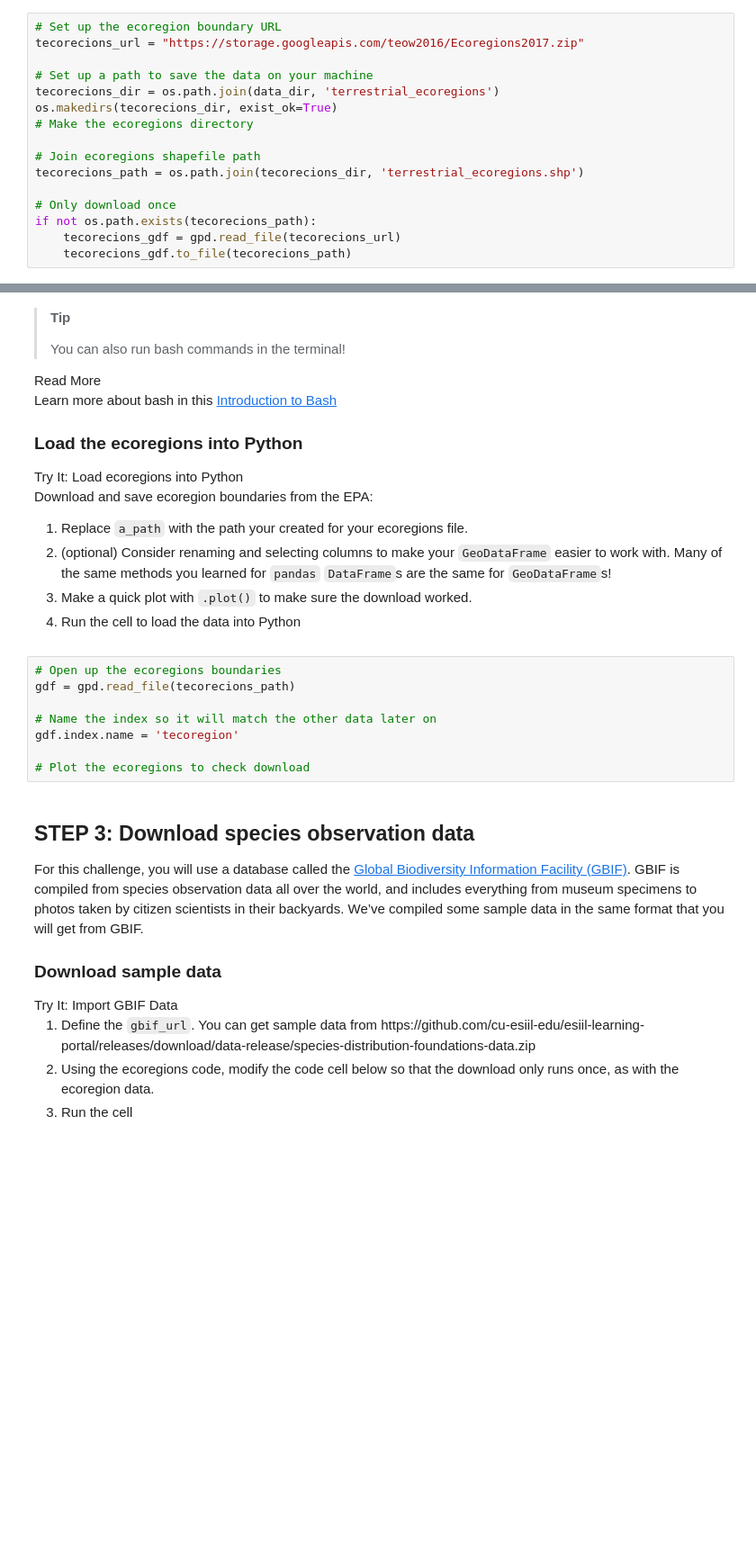
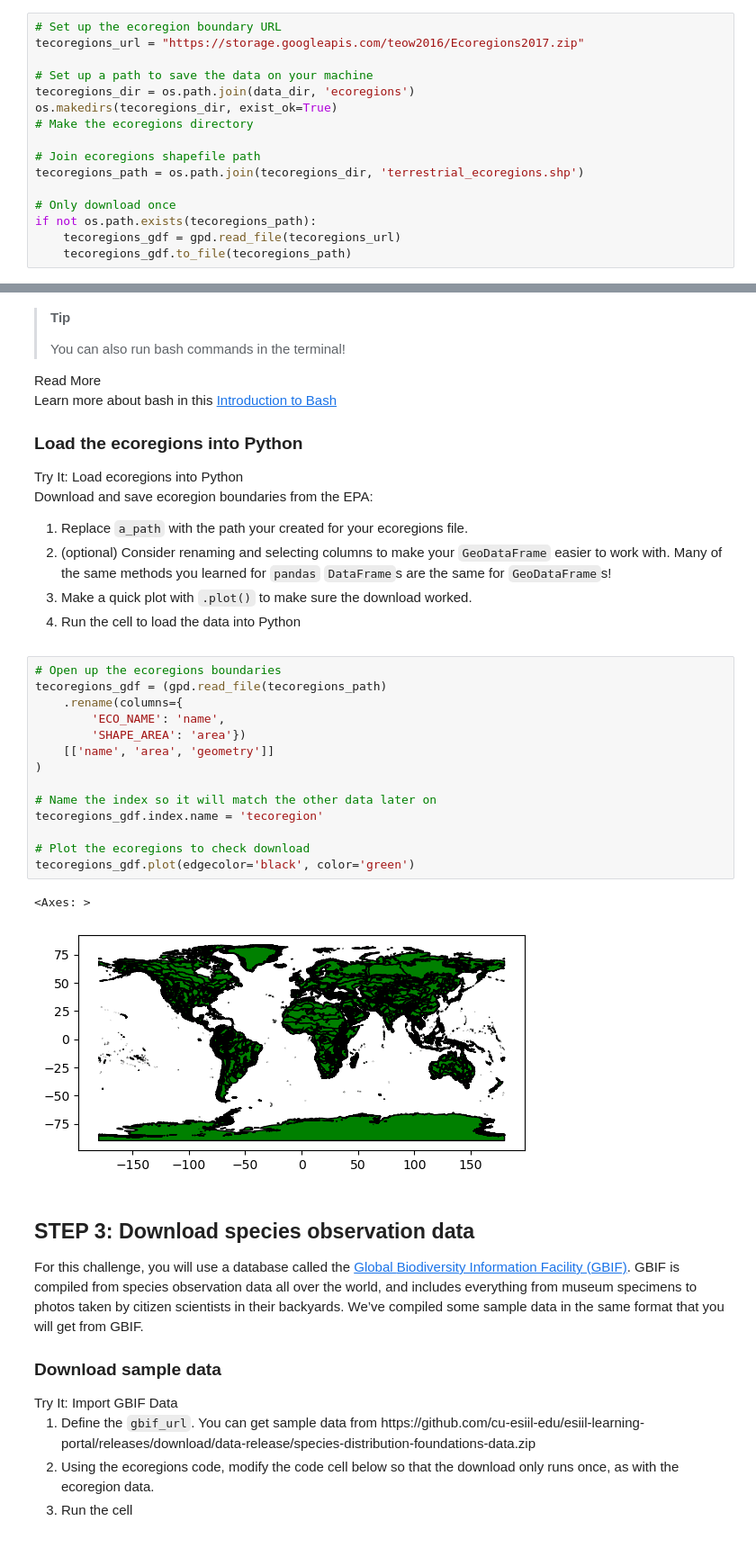
Before and after one commit to earthlab-education/species-distribution-coding-challenge-VictoriAragon, a Jupyter notebook: notebooks/species-distribution-31-wrangle.ipynb, the cells around one changed output, grey strips where cells are left out. Shown at 90% size. Cells and saved outputs as stored; diff of their text form; blank space fills up the shorter version.

```diff
--- a/notebooks/species-distribution-31-wrangle.ipynb
+++ b/notebooks/species-distribution-31-wrangle.ipynb
@@ -94,17 +94,17 @@ before.</li>
 </ol></div></div>
 # %%
 # Set up the ecoregion boundary URL
-tecorecions_url = "https://storage.googleapis.com/teow2016/Ecoregions2017.zip"
+tecoregions_url = "https://storage.googleapis.com/teow2016/Ecoregions2017.zip"
 
 # Set up a path to save the data on your machine
-tecorecions_dir = os.path.join(data_dir, 'terrestrial_ecoregions')
-os.makedirs(tecorecions_dir, exist_ok=True)
+tecoregions_dir = os.path.join(data_dir, 'ecoregions')
+os.makedirs(tecoregions_dir, exist_ok=True)
 # Make the ecoregions directory
 
 # Join ecoregions shapefile path
-tecorecions_path = os.path.join(tecorecions_dir, 'terrestrial_ecoregions.shp')
+tecoregions_path = os.path.join(tecoregions_dir, 'terrestrial_ecoregions.shp')
 
 # Only download once
-if not os.path.exists(tecorecions_path):
-    tecorecions_gdf = gpd.read_file(tecorecions_url)
-    tecorecions_gdf.to_file(tecorecions_path)
+if not os.path.exists(tecoregions_path):
+    tecoregions_gdf = gpd.read_file(tecoregions_url)
+    tecoregions_gdf.to_file(tecoregions_path)
@@ -143,12 +151,21 @@ download worked.</li>
 </ol></div></div>
 # %%
 # Open up the ecoregions boundaries
-gdf = gpd.read_file(tecorecions_path)
+tecoregions_gdf = (gpd.read_file(tecoregions_path)
+    .rename(columns={
+        'ECO_NAME': 'name',
+        'SHAPE_AREA': 'area'})
+    [['name', 'area', 'geometry']]
+)
 
 # Name the index so it will match the other data later on
-gdf.index.name = 'tecoregion'
+tecoregions_gdf.index.name = 'tecoregion'
 
 # Plot the ecoregions to check download
+tecoregions_gdf.plot(edgecolor='black', color='green')
+# %% [output]
+<Axes: >
+[figure, added]
 # %% [markdown]
 ## STEP 3: Download species observation data
 
```
Also changed, not shown: parts of 7 cells of this notebook, 1 other file.
